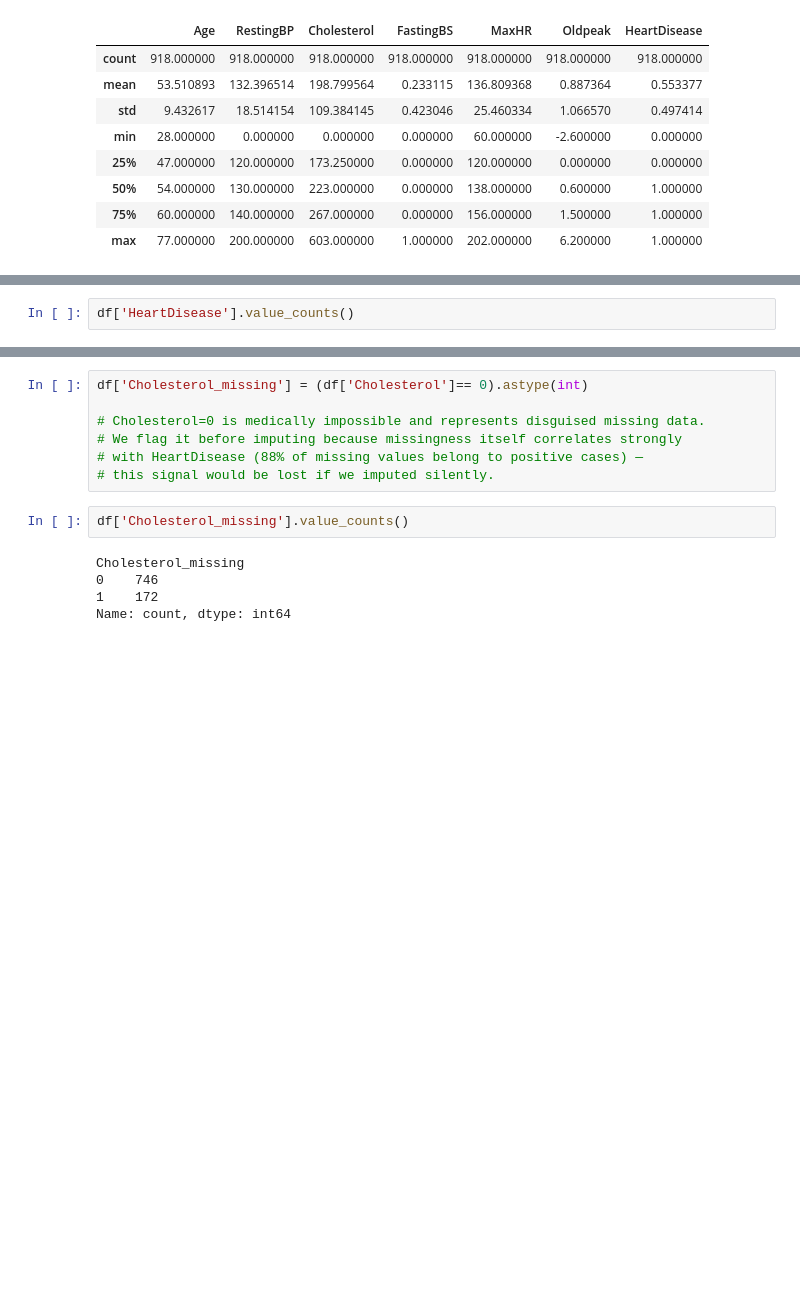
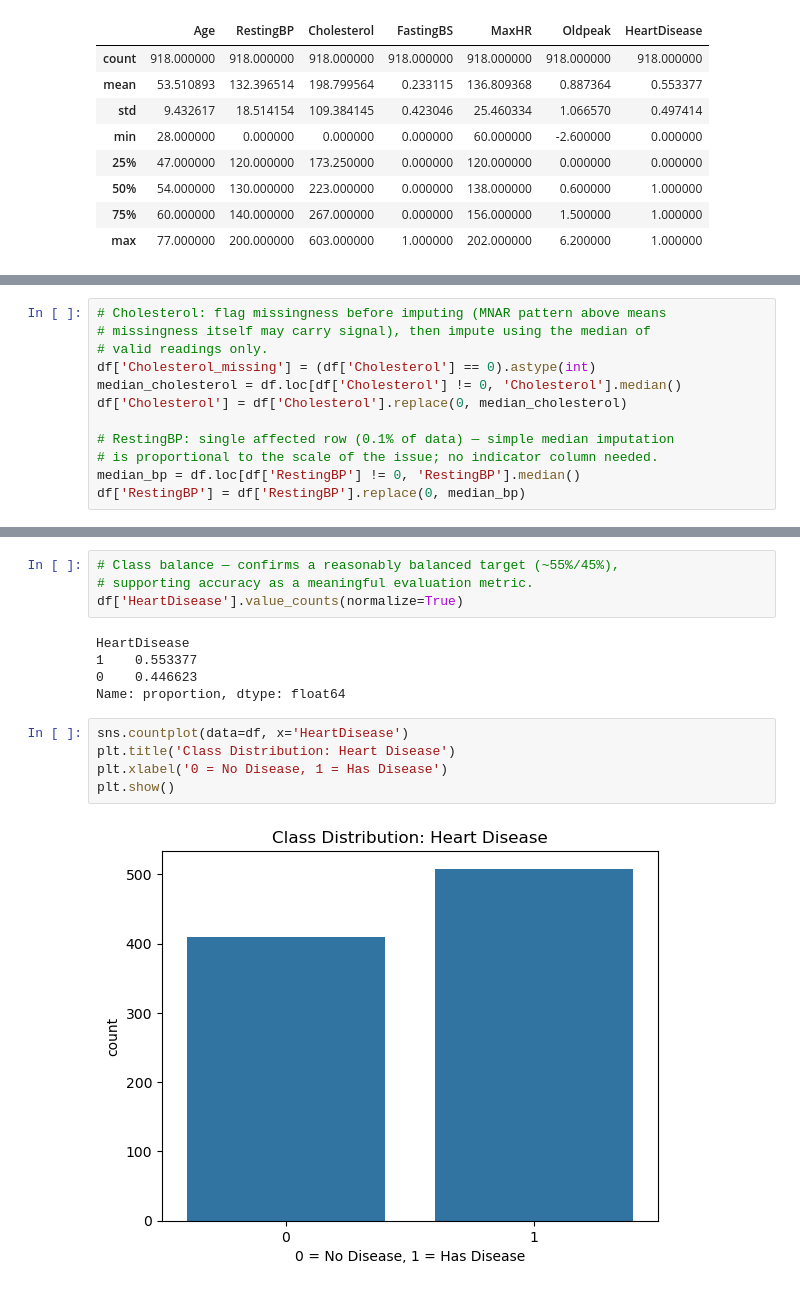
Before and after one commit to Jonc29/heart-disease-prediction, a Jupyter notebook: notebooks/01_exploration.ipynb, the cells around one changed output, grey strips where cells are left out. Saved outputs shown, nothing was run; the diff lists cells and outputs as text; blank space fills up the shorter version.

```diff
--- a/notebooks/01_exploration.ipynb
+++ b/notebooks/01_exploration.ipynb
@@ -80,4 +96,14 @@ HeartDisease
 1    152
 Name: Cholesterol, dtype: int64
 # %%
-df['HeartDisease'].value_counts()
+# Cholesterol: flag missingness before imputing (MNAR pattern above means
+# missingness itself may carry signal), then impute using the median of
+# valid readings only.
+df['Cholesterol_missing'] = (df['Cholesterol'] == 0).astype(int)
+median_cholesterol = df.loc[df['Cholesterol'] != 0, 'Cholesterol'].median()
+df['Cholesterol'] = df['Cholesterol'].replace(0, median_cholesterol)
+
+# RestingBP: single affected row (0.1% of data) — simple median imputation
+# is proportional to the scale of the issue; no indicator column needed.
+median_bp = df.loc[df['RestingBP'] != 0, 'RestingBP'].median()
+df['RestingBP'] = df['RestingBP'].replace(0, median_bp)
@@ -95,14 +136,16 @@ missing % in Heartdisease = 0: is 4.9%
 # %%
-df['Cholesterol_missing'] = (df['Cholesterol']== 0).astype(int)
-
-# Cholesterol=0 is medically impossible and represents disguised missing data.
-# We flag it before imputing because missingness itself correlates strongly
-# with HeartDisease (88% of missing values belong to positive cases) —
-# this signal would be lost if we imputed silently.
+# Class balance — confirms a reasonably balanced target (~55%/45%),
+# supporting accuracy as a meaningful evaluation metric.
+df['HeartDisease'].value_counts(normalize=True)
+# %% [output]
+HeartDisease
+1    0.553377
+0    0.446623
+Name: proportion, dtype: float64
 # %%
-df['Cholesterol_missing'].value_counts()
+sns.countplot(data=df, x='HeartDisease')
+plt.title('Class Distribution: Heart Disease')
+plt.xlabel('0 = No Disease, 1 = Has Disease')
+plt.show()
 # %% [output]
-Cholesterol_missing
-0    746
-1    172
-Name: count, dtype: int64
+[figure, added]
```
Also changed, not shown: parts of 40 cells of this notebook.
